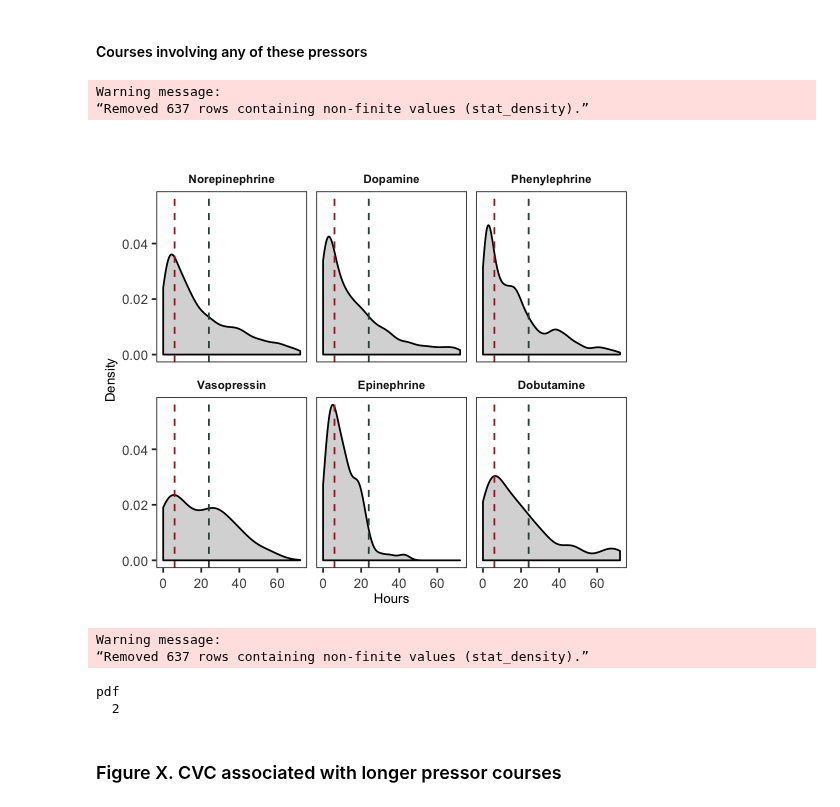
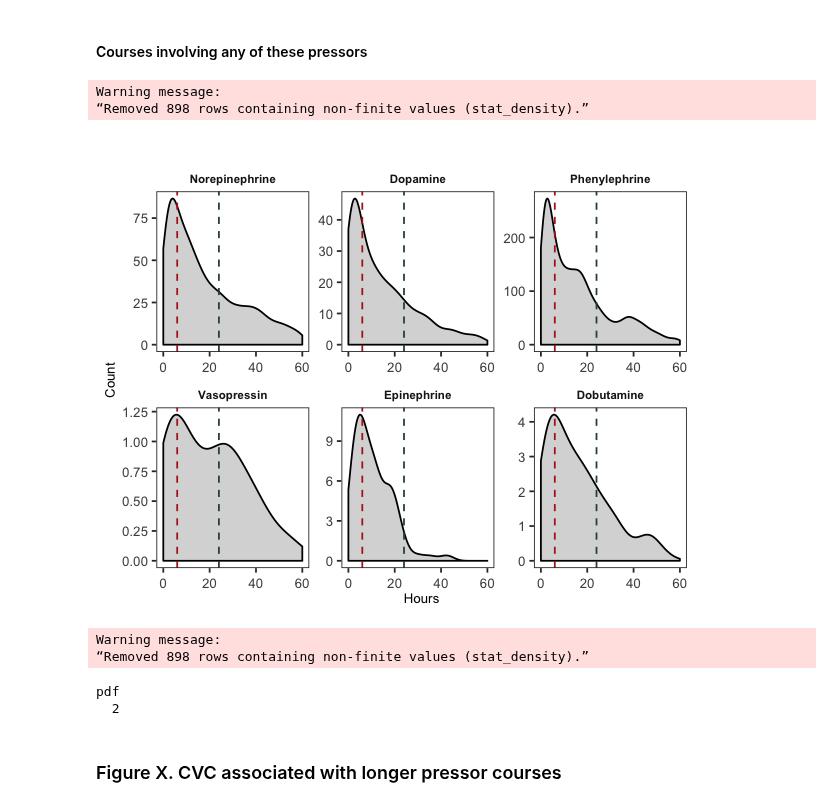
Before and after one commit to ruoyijiang/general, a Jupyter notebook: notebooks/R_Pressor_Outcomes_MultiPressor.ipynb, the cells around one changed output. Drawn from its saved outputs; the diff is of its cells as text; code cells hidden in the pictures.

```diff
--- a/notebooks/R_Pressor_Outcomes_MultiPressor.ipynb
+++ b/notebooks/R_Pressor_Outcomes_MultiPressor.ipynb
@@ -362,6 +362,10 @@ icustays_df <- read.csv('~/Projects/Haimovich_Pressors/collection/out/icustays.c
 admissions_df <- read.csv('~/Projects/Haimovich_Pressors/collection/out/admissions.csv')
 # %%
 patients_df <- read.csv('~/Projects/Haimovich_Pressors/collection/out/patients.csv')
+# %%
+severity_df <- read.csv('~/Projects/Haimovich_Pressors/collection/out/sofa.csv') %>% select(icustay_id, sofa) %>%
+    left_join(read.csv('~/Projects/Haimovich_Pressors/collection/out/oasis.csv') %>% select(icustay_id, oasis), by = 'icustay_id') %>%
+    left_join(read.csv('~/Projects/Haimovich_Pressors/collection/out/qsofa.csv') %>% select(icustay_id, qsofa), by = 'icustay_id')
 # %%
 intub_df <- pressors_df %>%
     filter(pressor == "ventdurations")
@@ -374,6 +378,7 @@ nonvitals_predictor_df <- icustays_df %>%
     select(hadm_id, icustay_id, first_careunit, last_careunit) %>%
     left_join(admissions_df, by = 'hadm_id') %>%
     left_join(patients_df, by = 'subject_id') %>%
+    left_join(severity_df, by = 'icustay_id') %>%
     mutate(intub = icustay_id %in% intub_df$icustay_id, cvc = icustay_id %in% cvc_df$icustay_id) %>%
     mutate(deathtime = fastPOSIXct(deathtime), admittime = fastPOSIXct(admittime), dob = fastPOSIXct(dob)) %>%
     mutate(age = difftime(admittime, dob, units="weeks")/52.25,
@@ -560,7 +565,10 @@ output_df <- output_df %>%
             icustay_id = unique(icustay_id)[1],
             starttime = min(starttime),
             endtime = max(endtime),
-            pressor = paste(unique(pressor), collapse=",")
+            pressor = paste(unique(pressor), collapse=","),
+            sofa = unique(sofa)[1],
+            qsofa = unique(qsofa)[1],
+            oasis = unique(oasis)[1],
     ) %>%
     mutate(duration = difftime(endtime,
                        starttime, units="hours"))
@@ -789,34 +789,34 @@ pdf
 # %% [markdown]
 #### Courses involving any of these pressors
 # %%
-options(repr.plot.width=4.5, repr.plot.height=4)
+options(repr.plot.width=5, repr.plot.height=4)
 p <- output_df %>%
     filter(!grepl(',', pressor)) %>%
     mutate(fancy_pressor = FANCY_PRESSOR_DICT[as.character(pressor)]) %>%
     mutate(fancy_pressor = factor(fancy_pressor, levels=FANCY_PRESSOR_ORDER)) %>%
     ggplot(aes(x=duration)) +
         base_theme() +
         #geom_histogram(aes(y=..density..), position="identity", alpha=0.5)+
-        geom_density(alpha=0.6, fill="gray")+
+        geom_density(aes(y = ..count..), alpha=0.6, fill="gray")+
         scale_color_manual(values=c("#999999", "#E69F00", "#56B4E9"))+
         scale_fill_manual(values=c("#999999", "#E69F00", "#56B4E9"))+
-        labs(title="",x="Hours", y = "Density")+
-        xlim(0, 72) +
+        labs(title="",x="Hours", y = "Count")+
+        xlim(0, 60) +
         geom_vline(xintercept = 6, linetype= "dashed", color="firebrick") +
         geom_vline(xintercept = 24, linetype= "dashed", color="#2F4F4F") +
-        facet_wrap(. ~fancy_pressor, nrow=2, ncol=3)
+        facet_wrap(. ~fancy_pressor, nrow=2, ncol=3, scale = "free")
 plot(p)
 # %% [output]
 Warning message:
-“Removed 637 rows containing non-finite values (stat_density).”
+“Removed 898 rows containing non-finite values (stat_density).”
-[figure, old version]
+[figure, new version]
 # %%
-pdf(file.path(PLOT_DIR, "histo_individual_durations.pdf"), 4.5, 4)
+pdf(file.path(PLOT_DIR, "histo_individual_durations.pdf"), 5, 4)
 plot(p)
 dev.off()
 # %% [output]
 Warning message:
-“Removed 637 rows containing non-finite values (stat_density).”
+“Removed 898 rows containing non-finite values (stat_density).”
 pdf
   2
 # %% [markdown]
```
Also changed, not shown: parts of 99 cells of this notebook, 3 other files.
